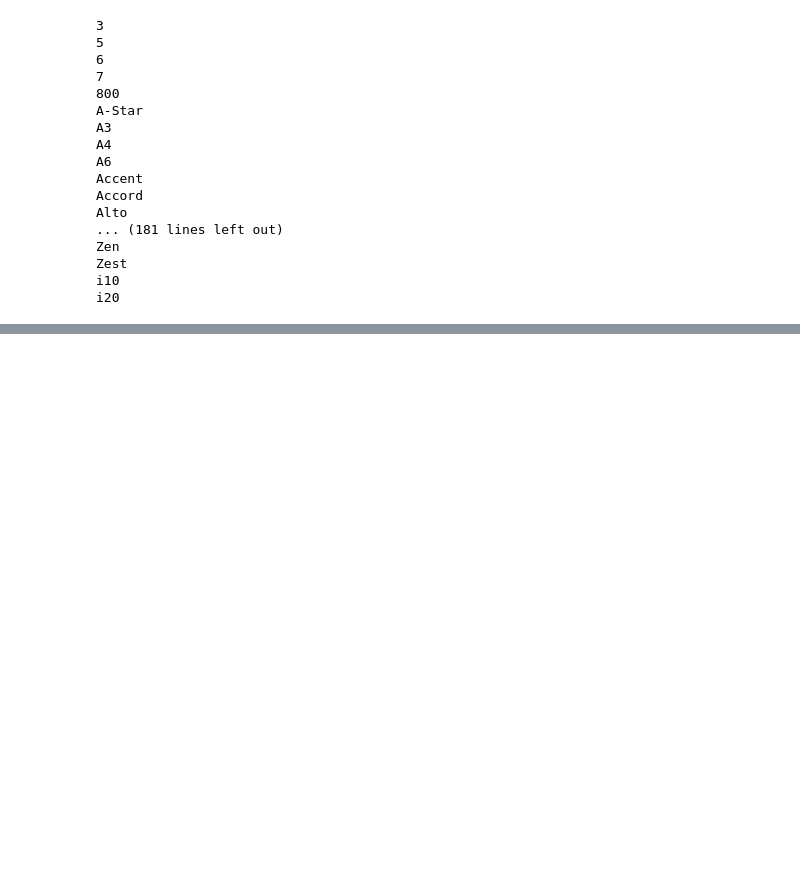
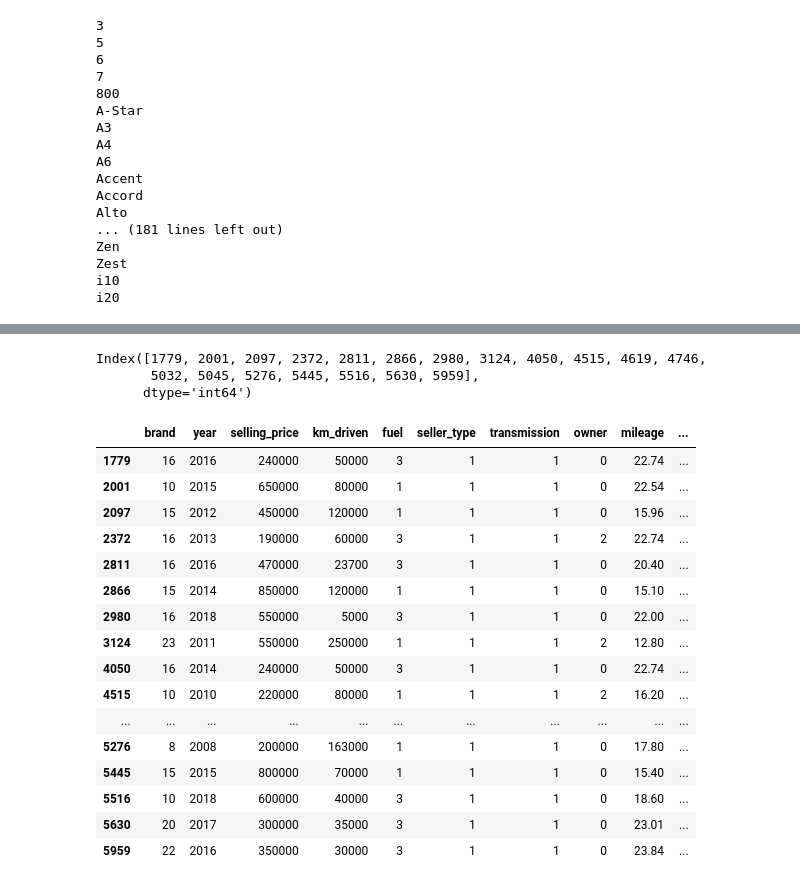
Before and after one commit to forsterboy/DS_final_project, a Jupyter notebook: aycan2.ipynb, the cells around one changed output, grey strips where cells are left out. Saved outputs shown, nothing was run; the diff lists cells and outputs as text; code cells hidden in the pictures; blank space fills up the shorter version.

```diff
--- a/aycan2.ipynb
+++ b/aycan2.ipynb
@@ -542,0 +701,4 @@ summary_out
+# %%
+# Our clean dataframe:
+
+cleaned_df = remove_outliers_std(df)
@@ -542,0 +734,8 @@ summary_out
+# %%
+# 3a) Label Encoding
+# first create a list for categorical columns
+
+cat=[]
+for i in cleaned_df.columns:
+    if cleaned_df[i].dtypes=="object":
+        cat.append (i)
@@ -542,0 +746,5 @@ summary_out
+# %%
+le = LabelEncoder()
+
+for i in cat:
+    cleaned_df[i] = le.fit_transform(cleaned_df[i])
@@ -542,0 +796,29 @@ summary_out
+# %%
+duplicated_rows_c = cleaned_df[cleaned_df.duplicated()]
+duplicated_indexes_c = duplicated_rows_c.index
+# %%
+duplicated_indexes_c
+# %% [output]
+Index([1779, 2001, 2097, 2372, 2811, 2866, 2980, 3124, 4050, 4515, 4619, 4746,
+       5032, 5045, 5276, 5445, 5516, 5630, 5959],
+      dtype='int64')
+# %%
+duplicated_rows_c
+# %% [output]
+|  | brand | year | selling_price | km_driven | fuel | seller_type | transmission | owner | mileage | ... |
+| 1779 | 16 | 2016 | 240000 | 50000 | 3 | 1 | 1 | 0 | 22.74 | ... |
+| 2001 | 10 | 2015 | 650000 | 80000 | 1 | 1 | 1 | 0 | 22.54 | ... |
+| 2097 | 15 | 2012 | 450000 | 120000 | 1 | 1 | 1 | 0 | 15.96 | ... |
+| 2372 | 16 | 2013 | 190000 | 60000 | 3 | 1 | 1 | 2 | 22.74 | ... |
+| 2811 | 16 | 2016 | 470000 | 23700 | 3 | 1 | 1 | 0 | 20.40 | ... |
+| 2866 | 15 | 2014 | 850000 | 120000 | 1 | 1 | 1 | 0 | 15.10 | ... |
+| 2980 | 16 | 2018 | 550000 | 5000 | 3 | 1 | 1 | 0 | 22.00 | ... |
+| 3124 | 23 | 2011 | 550000 | 250000 | 1 | 1 | 1 | 2 | 12.80 | ... |
+| 4050 | 16 | 2014 | 240000 | 50000 | 3 | 1 | 1 | 0 | 22.74 | ... |
+| 4515 | 10 | 2010 | 220000 | 80000 | 1 | 1 | 1 | 2 | 16.20 | ... |
+| ... | ... | ... | ... | ... | ... | ... | ... | ... | ... | ... |
+| 5276 | 8 | 2008 | 200000 | 163000 | 1 | 1 | 1 | 0 | 17.80 | ... |
+| 5445 | 15 | 2015 | 800000 | 70000 | 1 | 1 | 1 | 0 | 15.40 | ... |
+| 5516 | 10 | 2018 | 600000 | 40000 | 3 | 1 | 1 | 0 | 18.60 | ... |
+| 5630 | 20 | 2017 | 300000 | 35000 | 3 | 1 | 1 | 0 | 23.01 | ... |
+| 5959 | 22 | 2016 | 350000 | 30000 | 3 | 1 | 1 | 0 | 23.84 | ... |
```
Also changed, not shown: parts of 42 cells of this notebook, 4 other files.
